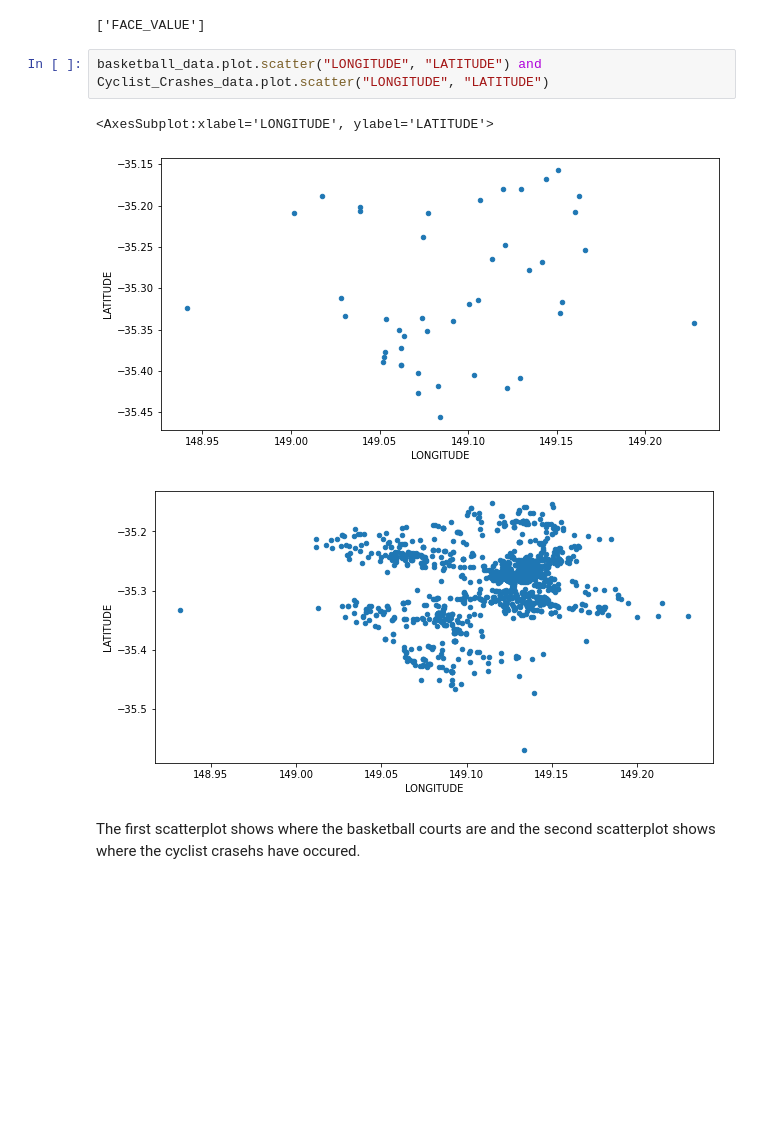
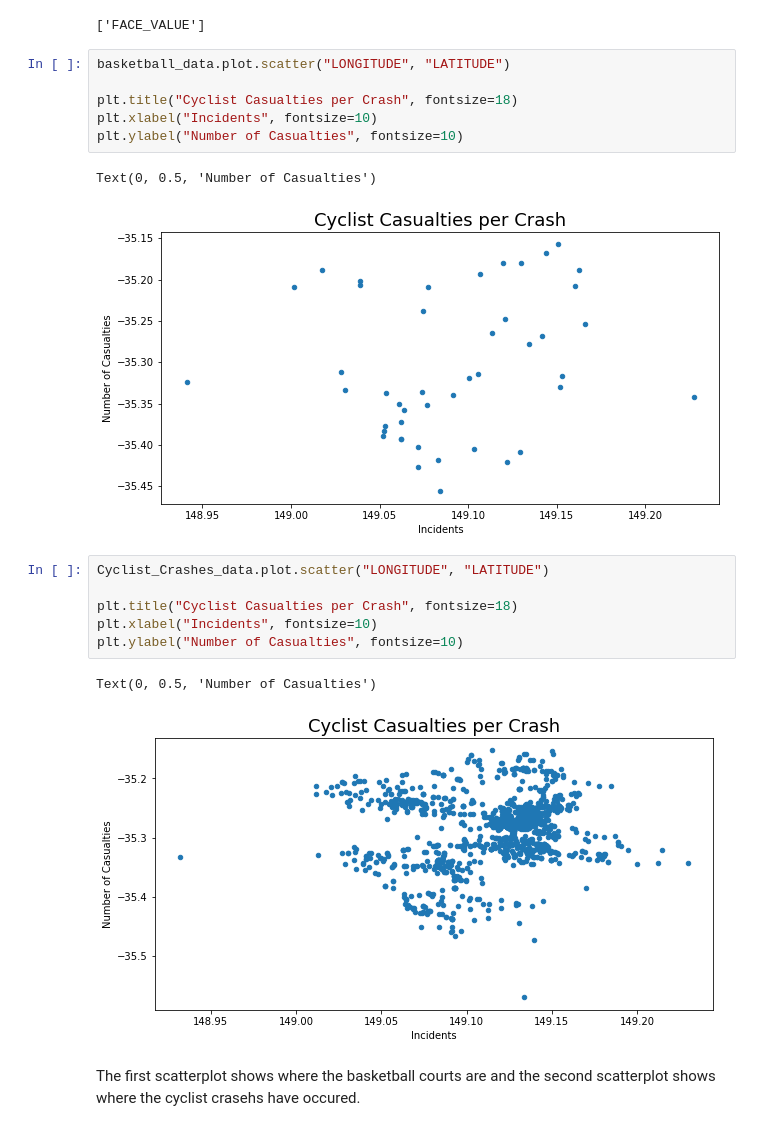
Before and after one commit to HalleyFu/data_project, a Jupyter notebook: basketball_data.ipynb, the cells around one changed output. Saved outputs shown, nothing was run; the diff lists cells and outputs as text; blank space fills up the shorter version.

```diff
--- a/basketball_data.ipynb
+++ b/basketball_data.ipynb
@@ -160,11 +160,23 @@ Doing the same thing on a dataframe gives us the whole column
 ["FACE_VALUE"]
 # %% [output]
 ['FACE_VALUE']
-# %%
-basketball_data.plot.scatter("LONGITUDE", "LATITUDE") and Cyclist_Crashes_data.plot.scatter("LONGITUDE", "LATITUDE")
-# %% [output]
-<AxesSubplot:xlabel='LONGITUDE', ylabel='LATITUDE'>
-[figure, removed]
-[figure, removed]
+# %%
+basketball_data.plot.scatter("LONGITUDE", "LATITUDE")
+
+plt.title("Cyclist Casualties per Crash", fontsize=18)
+plt.xlabel("Incidents", fontsize=10)
+plt.ylabel("Number of Casualties", fontsize=10)
+# %% [output]
+Text(0, 0.5, 'Number of Casualties')
+[figure, added]
+# %%
+Cyclist_Crashes_data.plot.scatter("LONGITUDE", "LATITUDE")
+
+plt.title("Cyclist Casualties per Crash", fontsize=18)
+plt.xlabel("Incidents", fontsize=10)
+plt.ylabel("Number of Casualties", fontsize=10)
+# %% [output]
+Text(0, 0.5, 'Number of Casualties')
+[figure, added]
 # %% [markdown]
 The first scatterplot shows where the basketball courts are and the second scatterplot shows where the cyclist crasehs have occured.
```
Also changed, not shown: parts of 47 cells of this notebook.
